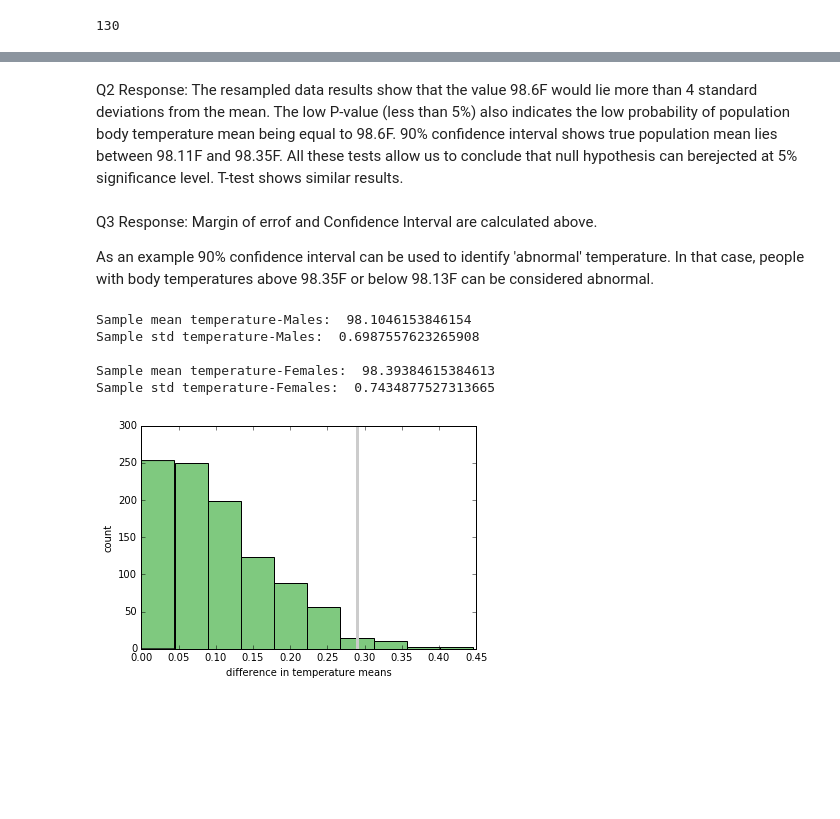
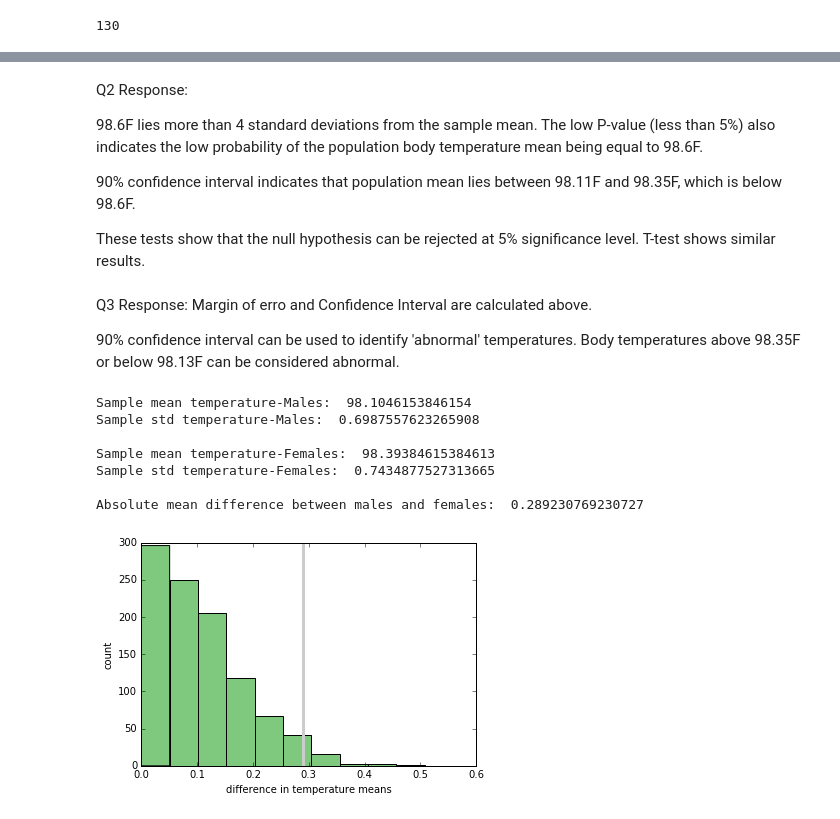
Before and after one commit to Zer07/DS_Intensive, a Jupyter notebook: sliderule_dsi_inferential_statistics_exercise_1.ipynb, the cells around one changed output, grey strips where cells are left out. Saved outputs shown, nothing was run; the diff lists cells and outputs as text; code cells hidden in the pictures; blank space fills up the shorter version.

```diff
--- a/sliderule_dsi_inferential_statistics_exercise_1.ipynb
+++ b/sliderule_dsi_inferential_statistics_exercise_1.ipynb
@@ -190,12 +190,18 @@ Standard Error:  0.0687690348542
 # %% [markdown]
-Q2 Response: The resampled data results show that the value 98.6F would lie more than 4 standard deviations from the mean. The low P-value (less than 5%) also indicates the low probability of population body temperature mean being equal to 98.6F. 90% confidence interval shows true population mean lies between 98.11F and 98.35F. All these tests allow us to conclude that null hypothesis can berejected at 5% significance level. T-test shows similar results.
+Q2 Response:
+
+98.6F lies more than 4 standard deviations from the sample mean. The low P-value (less than 5%) also indicates the low probability of the population body temperature mean being equal to 98.6F.
+
+90% confidence interval indicates that population mean lies between 98.11F and 98.35F, which is below 98.6F.
+
+These tests show that the null hypothesis can be rejected at 5% significance level. T-test shows similar results.
 # %%
 #Q3: At what temperature should we consider someone's temperature to be "abnormal"?
 #Start by computing the margin of error and confidence interval.
 # %% [markdown]
-Q3 Response: Margin of errof and Confidence Interval are calculated above.
+Q3 Response: Margin of erro and Confidence Interval are calculated above.
 
-As an example 90% confidence interval can be used to identify 'abnormal' temperature. In that case, people with body temperatures above 98.35F or below 98.13F can be considered abnormal.
+90% confidence interval can be used to identify 'abnormal' temperatures. Body temperatures above 98.35F or below 98.13F can be considered abnormal.
 # %%
 #Q4: Is there a significant difference between males and females in normal temperature?
 # Set up and solve for a two sample hypothesis testing.
@@ -210,51 +216,59 @@ Sstdf=dff.std()
 Smeanm=dfm.mean()
 Sstdm=dfm.std()
 
+Adiff=abs(Smeanf-Smeanm)
+
 print('Sample mean temperature-Males: ', Smeanm)
 print('Sample std temperature-Males: ', Sstdm, '\n')
 print('Sample mean temperature-Females: ', Smeanf)
-print('Sample std temperature-Females: ', Sstdf)
+print('Sample std temperature-Females: ', Sstdf, '\n')
+print('Absolute mean difference between males and females: ', Adiff )
 # %% [output]
 Sample mean temperature-Males:  98.1046153846154
 Sample std temperature-Males:  0.6987557623265908
 
 Sample mean temperature-Females:  98.39384615384613
 Sample std temperature-Females:  0.7434877527313665
+
+Absolute mean difference between males and females:  0.289230769230727
 # %%
 #Temperature samples for men and women show slightly different means and standard deviations.
 #To test if these differences can be explained by randomness we need to set up a hypothesis test.
-#Null hypothesis--there is no difference in body temperatures between males and females at 5% significance level.
 
-#Create a pooled sample function:
+#Null hypothesis: there is no difference in body temperatures between males and females at 5% significance level.
+#Alternative hypothesis: differences in body temperatures between males and females are significant to be explained
+#by randomness.
+
+#Create a pooled sample:
 m, f = len(dfm), len(dff)
 pool =np.hstack((dfm,dff))
 
 #Generate a test statistic for comparing differences in sample means.
 def TStatistic(data):
     m, f = data
     test_stat = abs(m.mean() - f.mean())
     return test_stat
 
-#Save the actual difference in temperatures between males and females in the actual sample for benchmarking
-Adiff=abs(Smeanf-Smeanm)
+#Actual difference in temperatures between males and females in a variable for benchmarking
+Adiff
 
 #Reshuffle the pool data and create two different datasets of the same size
 def RModel():
     np.random.shuffle(pool)
     data=pool[:m], pool[m:]
     return data
 
-#Generate simulated statistics based on the randomized data pool
+#Generate randomized mean temperature differences in two equally-sized population groups
 tstats=np.array([TStatistic(RModel()) for i in range (1000)])
 
 
 plt.vlines(Adiff, 0, 300, linewidth=3, color='0.8')
 plt.hist(tstats, color=COLOR1)
 plt.xlabel('difference in temperature means')
 plt.ylabel('count')
 None
 # %% [output]
-[figure, old version]
+[figure, new version]
 # %%
 #Test to see if the null hypothesis is correct:
 
```
Also changed, not shown: parts of 7 cells of this notebook.
